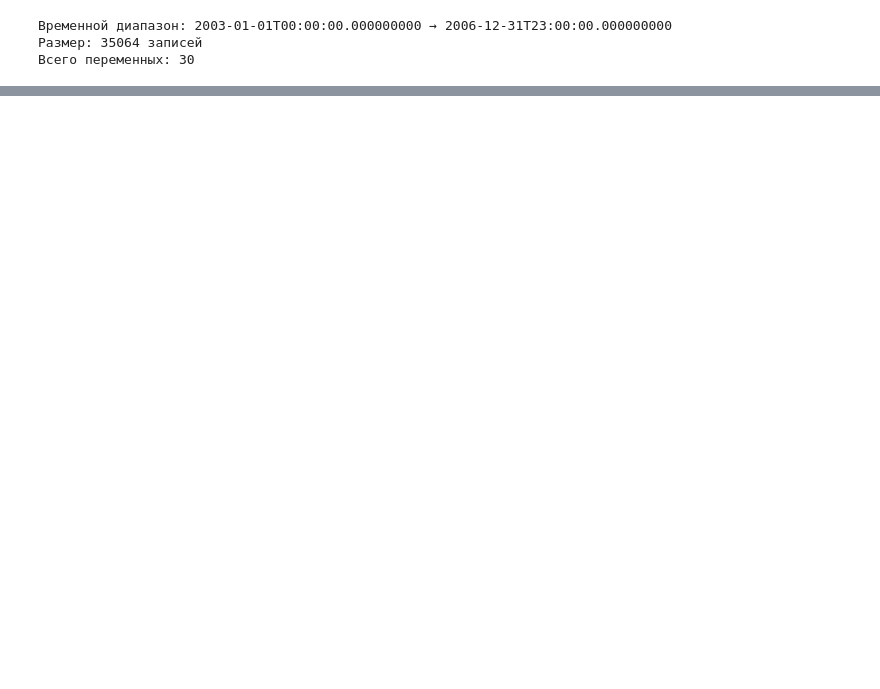
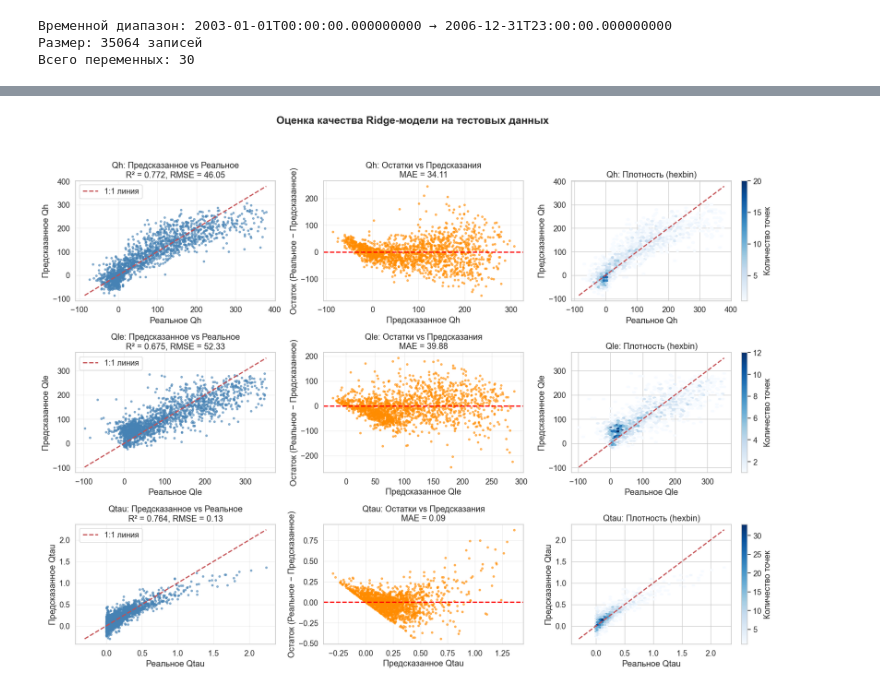
Before and after one commit to hey-there-rats/turbulent-fluxes-urban-ml, a Jupyter notebook: lin_regression.ipynb, the cells around one changed output, grey strips where cells are left out. Cells and saved outputs as stored; diff of their text form; code cells hidden in the pictures; blank space fills up the shorter version.

```diff
--- a/lin_regression.ipynb
+++ b/lin_regression.ipynb
@@ -315,0 +402,68 @@ except Exception as e:
+# %%
+# Настройки для красивых графиков
+sns.set(style="whitegrid", font_scale=1.2)
+fig = plt.figure(figsize=(18, 14))
+
+# Списки для хранения тестовых данных и предсказаний
+test_data = {}
+predictions = {}
+
+for idx, target in enumerate(targets):
+    if target not in models_ridge:
+        continue
+
+    df_target = df_clean.dropna(subset=[target])
+    X = df_target[full_predictors]
+    y = df_target[target]
+
+    # То же разделение, что и при обучении
+    _, X_test, _, y_test = train_test_split(X, y, test_size=0.2, random_state=42, shuffle=False)
+
+    y_pred = models_ridge[target].predict(X_test)
+
+    # Сохраняем для графиков
+    test_data[target] = y_test.values
+    predictions[target] = y_pred
+
+    r2 = r2_score(y_test, y_pred)
+    rmse = np.sqrt(mean_squared_error(y_test, y_pred))
+    mae = mean_absolute_error(y_test, y_pred)
+
+    # === 1. Scatter plot ===
+    ax1 = plt.subplot(3, 3, idx*3 + 1)
+    plt.scatter(y_test, y_pred, alpha=0.6, s=10, color='steelblue')
+    min_val = min(y_test.min(), y_pred.min())
+    max_val = max(y_test.max(), y_pred.max())
+    plt.plot([min_val, max_val], [min_val, max_val], 'r--', lw=2, label='1:1 линия')
+    plt.xlabel(f"Реальное {target}")
+    plt.ylabel(f"Предсказанное {target}")
+    plt.title(f"{target}: Предсказанное vs Реальное\nR² = {r2:.3f}, RMSE = {rmse:.2f}")
+    plt.legend()
+    plt.grid(True, alpha=0.3)
+
+    # === 2. Residuals vs Predicted ===
+    residuals = y_test.values - y_pred
+    ax2 = plt.subplot(3, 3, idx*3 + 2)
+    plt.scatter(y_pred, residuals, alpha=0.6, s=10, color='darkorange')
+    plt.axhline(0, color='red', linestyle='--', lw=2)
+    plt.xlabel(f"Предсказанное {target}")
+    plt.ylabel("Остаток (Реальное − Предсказанное)")
+    plt.title(f"{target}: Остатки vs Предсказания\nMAE = {mae:.2f}")
+    plt.grid(True, alpha=0.3)
+
+    # === 3. Density scatter (hexbin) ===
+    ax3 = plt.subplot(3, 3, idx*3 + 3)
+    hb = plt.hexbin(y_test, y_pred, gridsize=50, cmap='Blues', mincnt=1)
+    plt.colorbar(hb, label='Количество точек')
+    min_val = min(y_test.min(), y_pred.min())
+    max_val = max(y_test.max(), y_pred.max())
+    plt.plot([min_val, max_val], [min_val, max_val], 'r--', lw=2)
+    plt.xlabel(f"Реальное {target}")
+    plt.ylabel(f"Предсказанное {target}")
+    plt.title(f"{target}: Плотность (hexbin)")
+
+plt.suptitle("Оценка качества Ridge-модели на тестовых данных", fontsize=18, fontweight='bold', y=0.98)
+plt.tight_layout(rect=[0, 0.03, 1, 0.95])
+plt.show()
+# %% [output]
+[figure, added]
```
Also changed, not shown: parts of 15 cells of this notebook, 1 other file.
